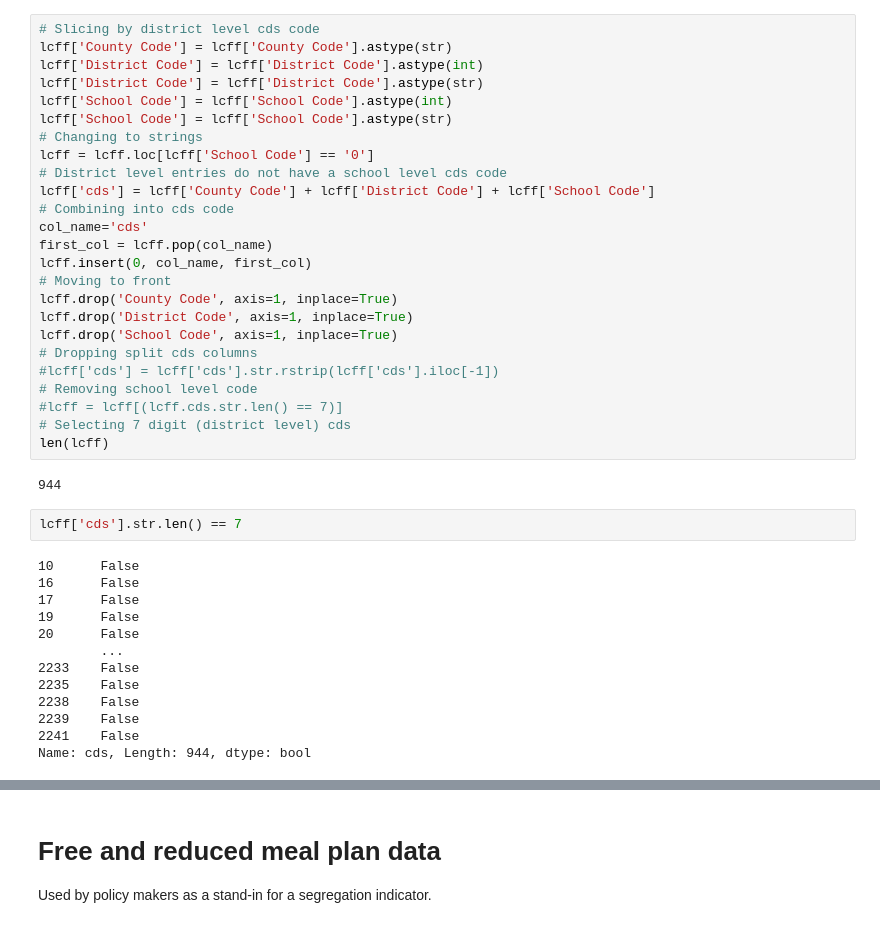
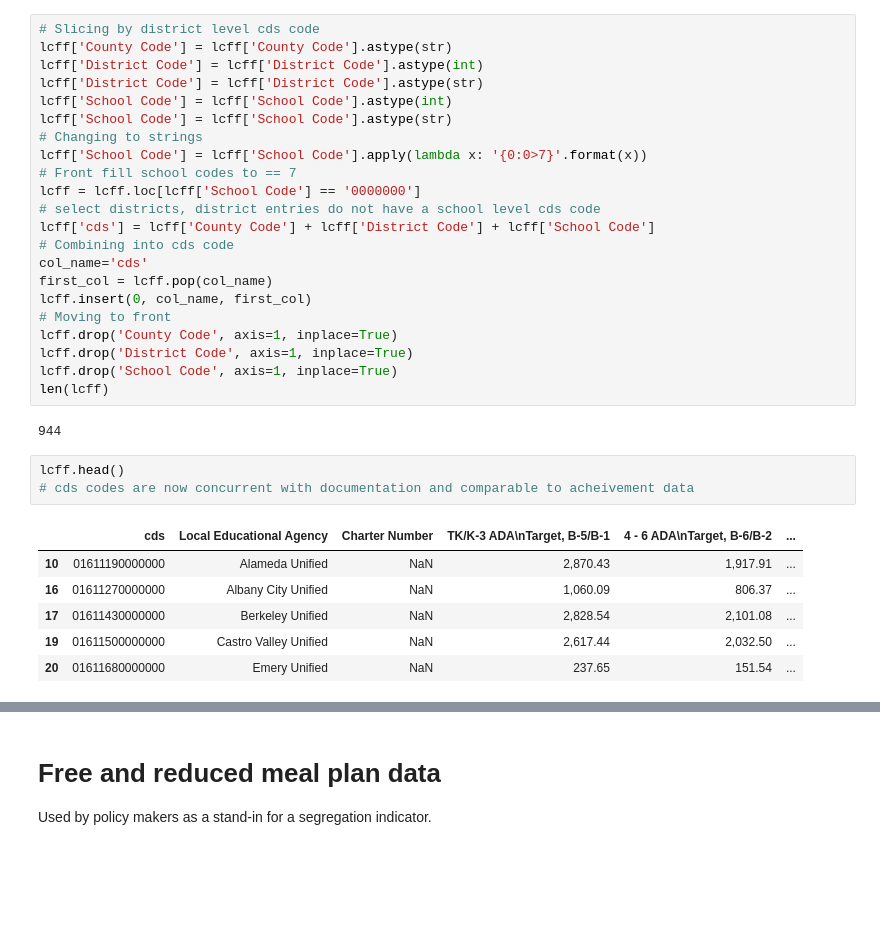
Before and after one commit to fiendskrah/finalcapstone, a Jupyter notebook: project.ipynb, the cells around one changed output, grey strips where cells are left out. Saved outputs shown, nothing was run; the diff lists cells and outputs as text; blank space fills up the shorter version.

```diff
--- a/project.ipynb
+++ b/project.ipynb
@@ -212,8 +204,10 @@ lcff['District Code'] = lcff['District Code'].astype(str)
 lcff['School Code'] = lcff['School Code'].astype(int)
 lcff['School Code'] = lcff['School Code'].astype(str)
 # Changing to strings
-lcff = lcff.loc[lcff['School Code'] == '0']
-# District level entries do not have a school level cds code
+lcff['School Code'] = lcff['School Code'].apply(lambda x: '{0:0>7}'.format(x))
+# Front fill school codes to == 7
+lcff = lcff.loc[lcff['School Code'] == '0000000']
+# select districts, district entries do not have a school level cds code
 lcff['cds'] = lcff['County Code'] + lcff['District Code'] + lcff['School Code']
 # Combining into cds code
 col_name='cds'
@@ -223,28 +217,18 @@ lcff.insert(0, col_name, first_col)
 lcff.drop('County Code', axis=1, inplace=True)
 lcff.drop('District Code', axis=1, inplace=True)
 lcff.drop('School Code', axis=1, inplace=True)
-# Dropping split cds columns
-#lcff['cds'] = lcff['cds'].str.rstrip(lcff['cds'].iloc[-1])
-# Removing school level code
-#lcff = lcff[(lcff.cds.str.len() == 7)]
-# Selecting 7 digit (district level) cds
 len(lcff)
 # %% [output]
 944
-# %%
-lcff['cds'].str.len() == 7
-# %% [output]
-10      False
-16      False
-17      False
-19      False
-20      False
-        ...
-2233    False
-2235    False
-2238    False
-2239    False
-2241    False
-Name: cds, Length: 944, dtype: bool
+# %%
+lcff.head()
+# cds codes are now concurrent with documentation and comparable to acheivement data
+# %% [output]
+|  | cds | Local Educational Agency | Charter Number | TK/K-3 ADA\nTarget, B-5/B-1 | 4 - 6 ADA\nTarget, B-6/B-2 | ... |
+| 10 | 01611190000000 | Alameda Unified | NaN | 2,870.43 | 1,917.91 | ... |
+| 16 | 01611270000000 | Albany City Unified | NaN | 1,060.09 | 806.37 | ... |
+| 17 | 01611430000000 | Berkeley Unified | NaN | 2,828.54 | 2,101.08 | ... |
+| 19 | 01611500000000 | Castro Valley Unified | NaN | 2,617.44 | 2,032.50 | ... |
+| 20 | 01611680000000 | Emery Unified | NaN | 237.65 | 151.54 | ... |
 # %%
 lcfft = set(lcff['cds'])
```
Also changed, not shown: parts of 77 cells of this notebook.
